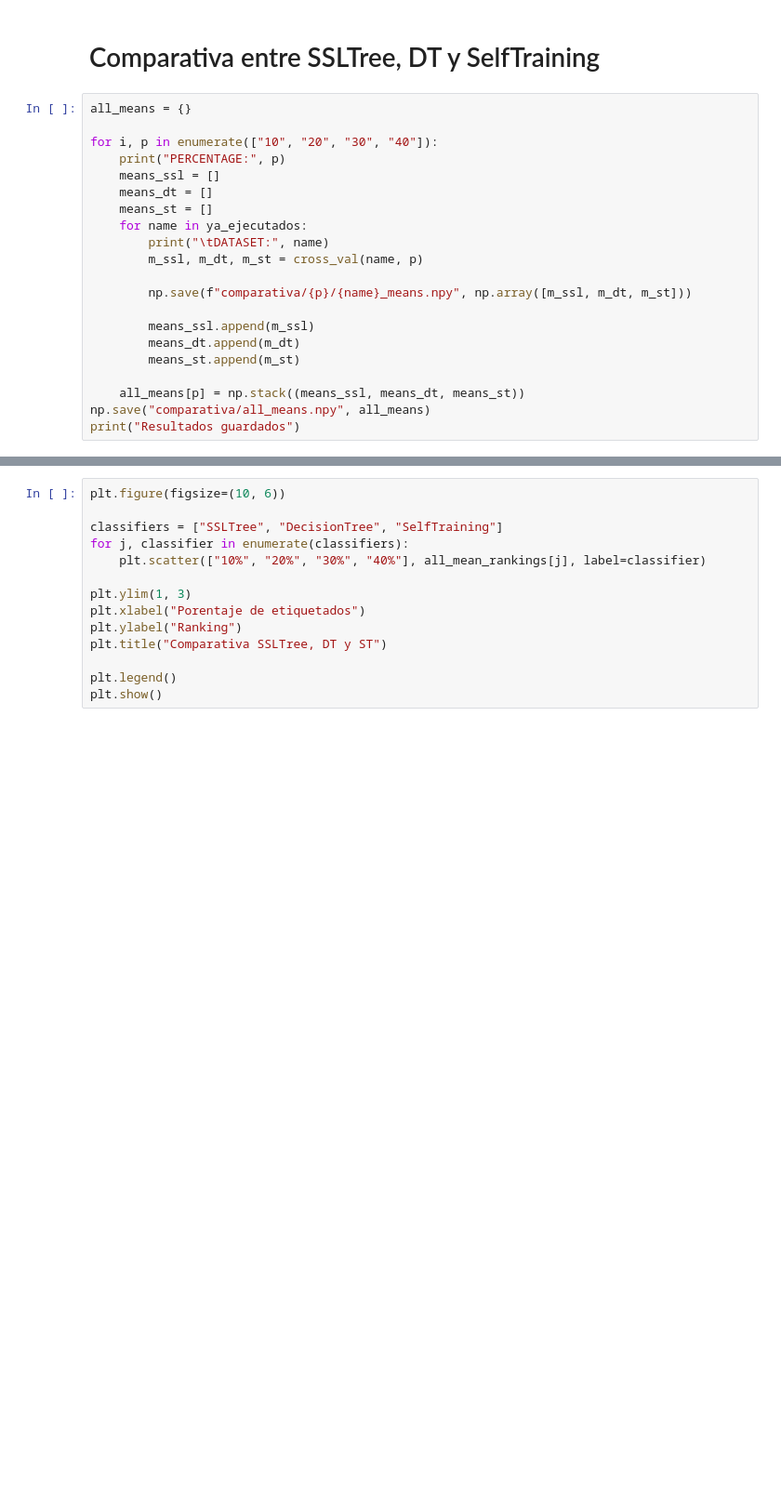
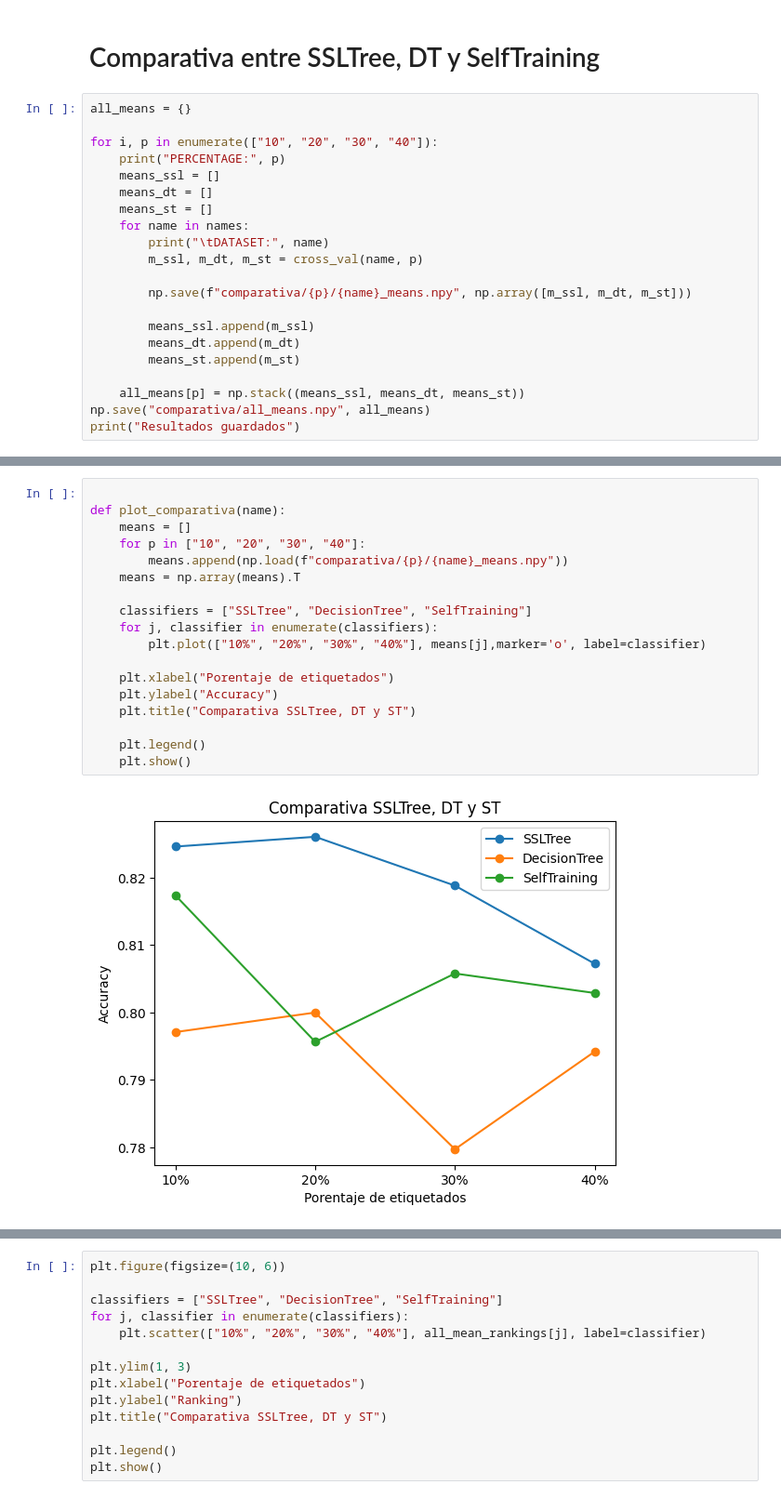
Before and after one commit to dmacha27/TFM-VIU, a Jupyter notebook: metodos/SSLTree/experimentos/comparativa.ipynb, the cells around one changed output, grey strips where cells are left out. Shown at 93% size. Cells and saved outputs as stored; diff of their text form; blank space fills up the shorter version.

```diff
--- a/metodos/SSLTree/experimentos/comparativa.ipynb
+++ b/metodos/SSLTree/experimentos/comparativa.ipynb
@@ -17,7 +17,7 @@ for i, p in enumerate(["10", "20", "30", "40"]):
     means_ssl = []
     means_dt = []
     means_st = []
-    for name in ya_ejecutados:
+    for name in names:
         print("\tDATASET:", name)
         m_ssl, m_dt, m_st = cross_val(name, p)
 
@@ -32,0 +37,20 @@ print("Resultados guardados")
+# %%
+
+def plot_comparativa(name):
+    means = []
+    for p in ["10", "20", "30", "40"]:
+        means.append(np.load(f"comparativa/{p}/{name}_means.npy"))
+    means = np.array(means).T
+
+    classifiers = ["SSLTree", "DecisionTree", "SelfTraining"]
+    for j, classifier in enumerate(classifiers):
+        plt.plot(["10%", "20%", "30%", "40%"], means[j],marker='o', label=classifier)
+
+    plt.xlabel("Porentaje de etiquetados")
+    plt.ylabel("Accuracy")
+    plt.title("Comparativa SSLTree, DT y ST")
+
+    plt.legend()
+    plt.show()
+# %% [output]
+[figure, added]
```
Also changed, not shown: parts of 4 cells of this notebook.
